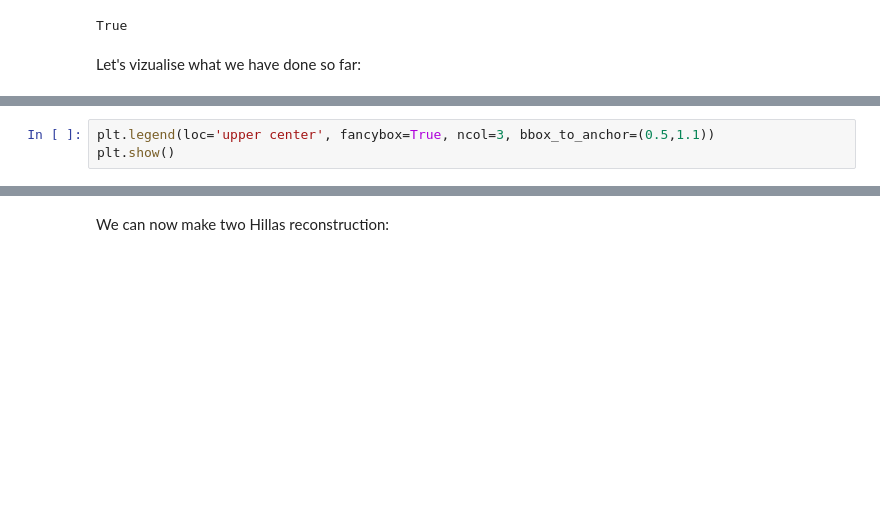
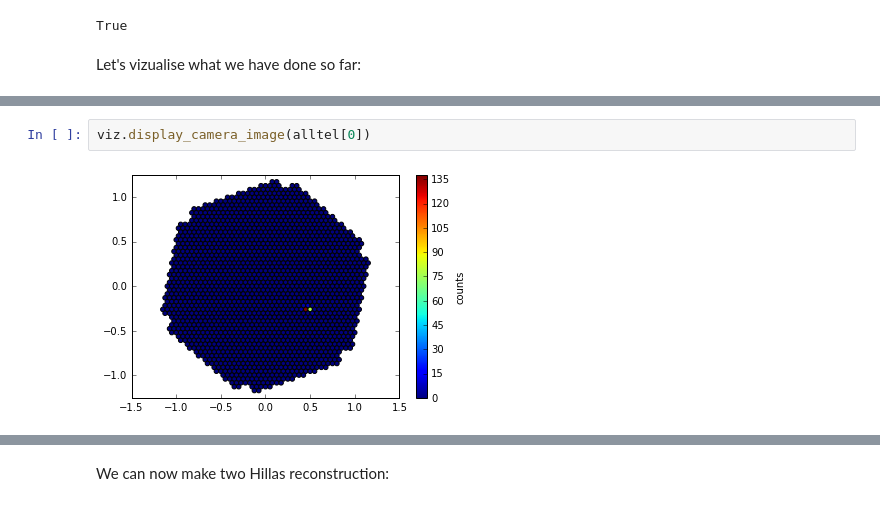
Before and after one commit to vuillaut/pschitt, a Jupyter notebook: ImArray/example.ipynb, the cells around one changed output, grey strips where cells are left out. Cells and saved outputs as stored; diff of their text form; blank space fills up the shorter version.

```diff
--- a/ImArray/example.ipynb
+++ b/ImArray/example.ipynb
@@ -127,3 +119,4 @@ One can vizualise the camera images stacked together:
-# %%
-plt.legend(loc='upper center', fancybox=True, ncol=3, bbox_to_anchor=(0.5,1.1))
-plt.show()
+# %%
+viz.display_camera_image(alltel[0])
+# %% [output]
+[figure, added]
```
Also changed, not shown: parts of 23 cells of this notebook, 4 other files.
